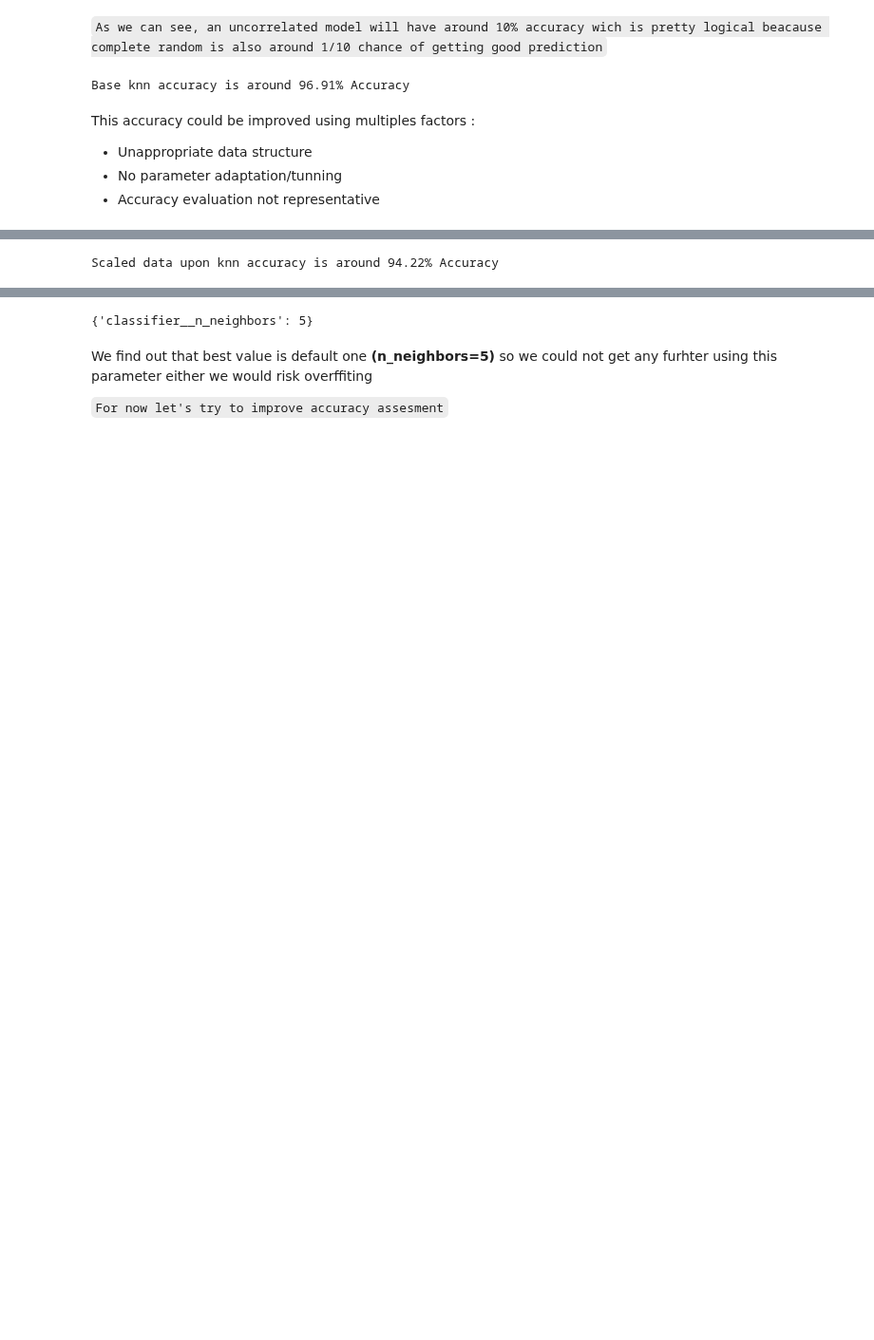
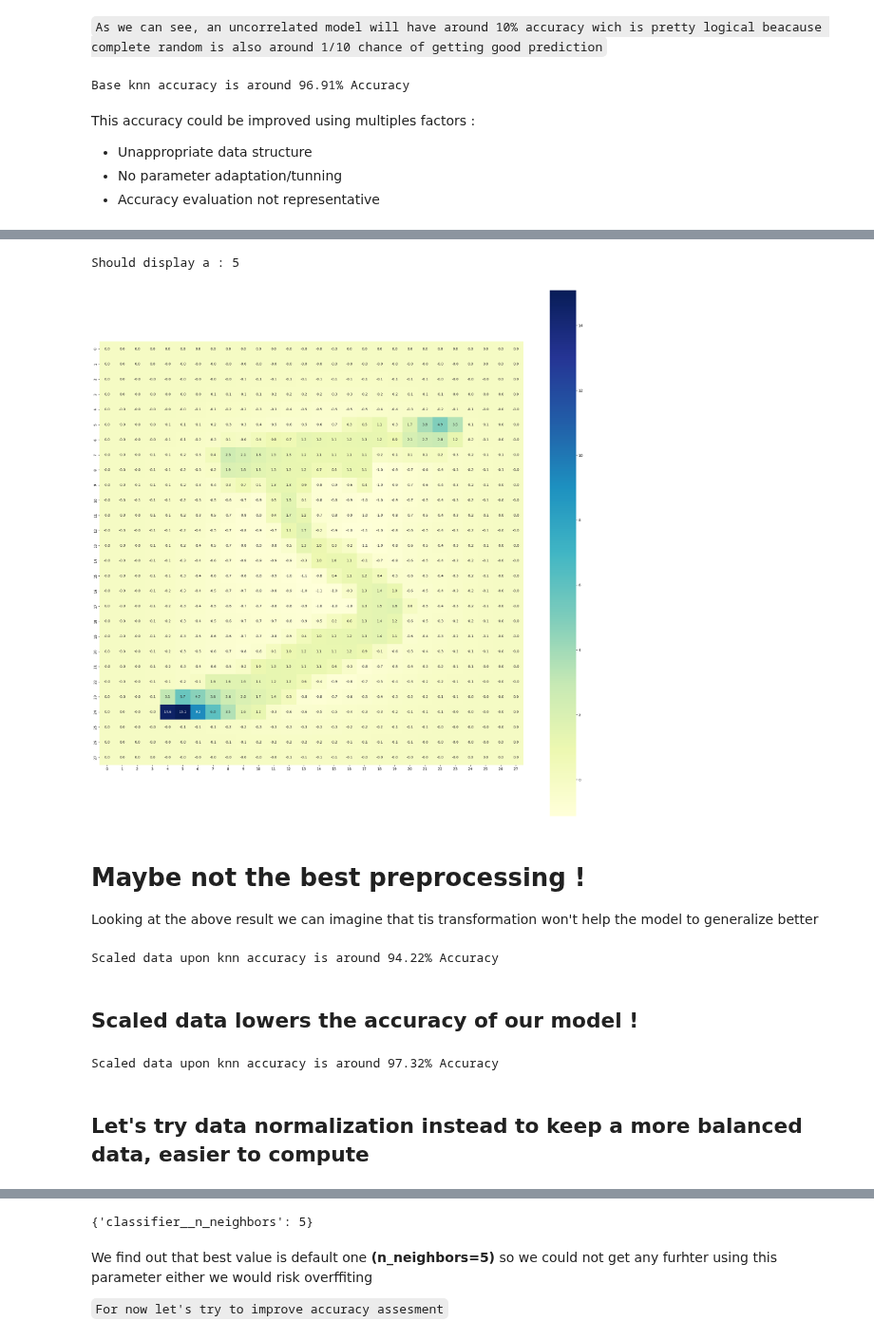
Before and after one commit to lucas066001/IllnessRecognition, a Jupyter notebook: bootstrap/numberRecognition.ipynb, the cells around one changed output, grey strips where cells are left out. Shown at 95% size. Saved outputs shown, nothing was run; the diff lists cells and outputs as text; code cells hidden in the pictures; blank space fills up the shorter version.

Commit message:
LCS: Base ML and preprocessing

```diff
--- a/bootstrap/numberRecognition.ipynb
+++ b/bootstrap/numberRecognition.ipynb
@@ -155,3 +155,10 @@ This accuracy could be improved using multiples factors :
  - Unappropriate data structure
  - No parameter adaptation/tunning
  - Accuracy evaluation not representative
+# %%
+# Let's look at common practises on KNN preprocessor : Scaler
+from sklearn.preprocessing import StandardScaler
+
+std_scl = StandardScaler()
+scaled_data = std_scl.fit_transform(X)
+scaled_data[0]
@@ -158,2 +183,18 @@ This accuracy could be improved using multiples factors :
+# %%
+
+image = scaled_data[0].reshape(28,28)
+label = y[0]
+
+print("Should display a : " + label)
+f, ax = plt.subplots(figsize=(28, 28))
+sns.heatmap(image, annot=True, fmt='.1f', square=True, cmap="YlGnBu")
+plt.show()
+# %% [output]
+Should display a : 5
+[figure, added]
+# %% [markdown]
+# Maybe not the best preprocessing !
+
+Looking at the above result we can imagine that tis transformation won't help the model to generalize better
 # %%
 # Let's try preprocess data to extract more feature from our samples data
@@ -167,3 +207,18 @@ ac = round(scaled_pipeline.score(X_test, y_test) * 100, 2)
 print("Scaled data upon knn accuracy is around " + str(ac) + "% Accuracy")
 # %% [output]
 Scaled data upon knn accuracy is around 94.22% Accuracy
+# %% [markdown]
+## Scaled data lowers the accuracy of our model !
+# %%
+from sklearn.preprocessing import Normalizer
+
+normalized_pipeline = make_pipeline(Normalizer(), KNeighborsClassifier())
+
+
+normalized_pipeline.fit(X_train, y_train)
+ac = round(normalized_pipeline.score(X_test, y_test) * 100, 2)
+print("Normalized data upon knn accuracy is around " + str(ac) + "% Accuracy")
+# %% [output]
+Scaled data upon knn accuracy is around 97.32% Accuracy
+# %% [markdown]
+## Let's try data normalization instead to keep a more balanced data, easier to compute
```
Also changed, not shown: parts of 12 cells of this notebook.
